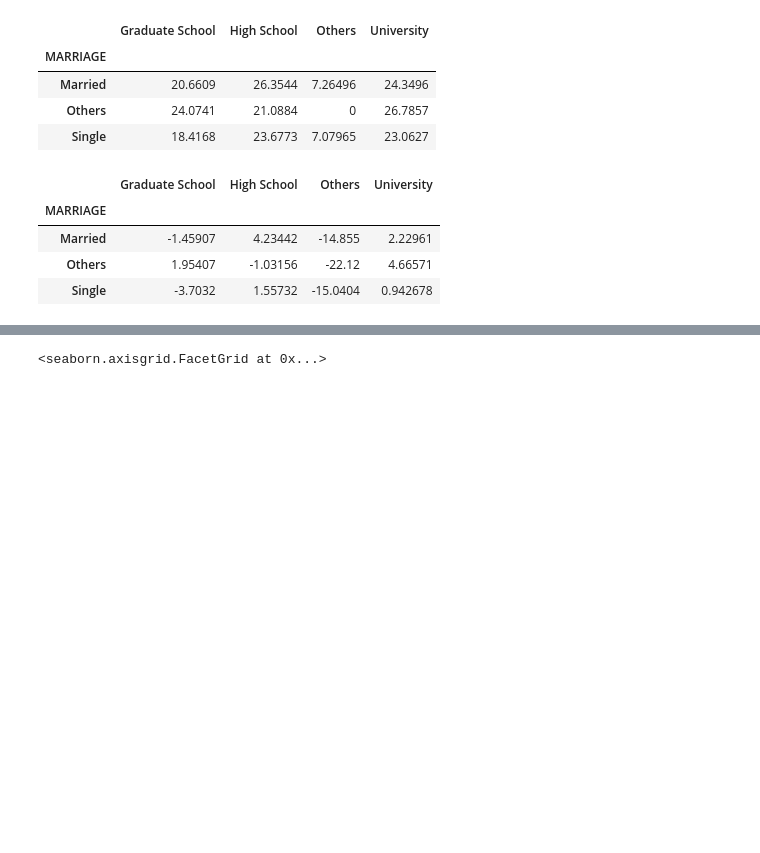
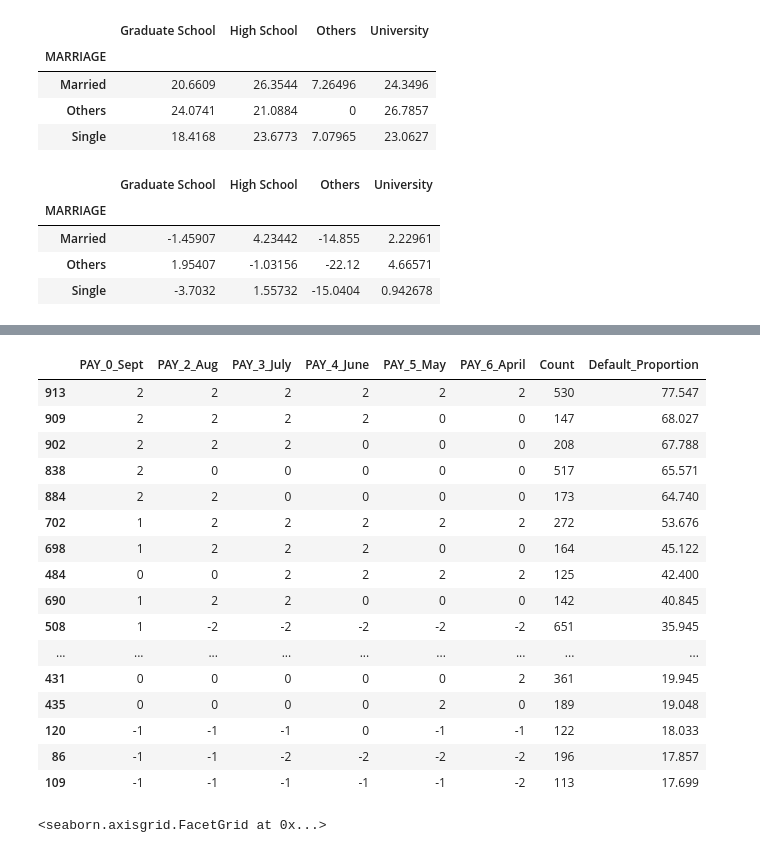
Before and after one commit to rlshuhart/MSDS7331_Project_1, a Jupyter notebook: MSDS7331_Project_1_Notebook.ipynb, the cells around one changed output, grey strips where cells are left out. Cells and saved outputs as stored; diff of their text form; code cells hidden in the pictures; blank space fills up the shorter version.

```diff
--- a/MSDS7331_Project_1_Notebook.ipynb
+++ b/MSDS7331_Project_1_Notebook.ipynb
@@ -718,0 +727,8 @@ sns.lmplot(data=df1, x='PAY_0_Sept', y='Default Odds')
+# %%
+pay_delayed_default = cc_data.groupby(['PAY_0_Sept','PAY_2_Aug', 'PAY_3_July', 'PAY_4_June', 'PAY_5_May', 'PAY_6_April'])
+pay_delayed_default_pattern= (pay_delayed_default['default payment next month']
+                              .size()
+                              .reset_index()
+                              .rename(columns={0:'Count'})
+                              )
+pay_delayed_default_pattern[:25]
@@ -719,3 +753,30 @@ sns.lmplot(data=df1, x='PAY_0_Sept', y='Default Odds')
+# %%
+x_count = age_pay_delayed_default['default payment next month'].count().reset_index()
+x_sum = age_pay_delayed_default['default payment next month'].sum().reset_index()
+prop_default = ((x_sum['default payment next month']/x_count['default payment next month'])*100)
+pay_delayed_default_pattern['Default_Proportion'] = prop_default
+# %%
+# Top 20 payment delay patterns sorted by default frequency
+(pay_delayed_default_pattern[pay_delayed_default_pattern['Count'] >100]
+     .sort_values(by='Default_Proportion', ascending=False)[:20])
+# %% [output]
+|  | PAY_0_Sept | PAY_2_Aug | PAY_3_July | PAY_4_June | PAY_5_May | PAY_6_April | Count | Default_Proportion |
+| 913 | 2 | 2 | 2 | 2 | 2 | 2 | 530 | 77.547 |
+| 909 | 2 | 2 | 2 | 2 | 0 | 0 | 147 | 68.027 |
+| 902 | 2 | 2 | 2 | 0 | 0 | 0 | 208 | 67.788 |
+| 838 | 2 | 0 | 0 | 0 | 0 | 0 | 517 | 65.571 |
+| 884 | 2 | 2 | 0 | 0 | 0 | 0 | 173 | 64.740 |
+| 702 | 1 | 2 | 2 | 2 | 2 | 2 | 272 | 53.676 |
+| 698 | 1 | 2 | 2 | 2 | 0 | 0 | 164 | 45.122 |
+| 484 | 0 | 0 | 2 | 2 | 2 | 2 | 125 | 42.400 |
+| 690 | 1 | 2 | 2 | 0 | 0 | 0 | 142 | 40.845 |
+| 508 | 1 | -2 | -2 | -2 | -2 | -2 | 651 | 35.945 |
+| ... | ... | ... | ... | ... | ... | ... | ... | ... |
+| 431 | 0 | 0 | 0 | 0 | 0 | 2 | 361 | 19.945 |
+| 435 | 0 | 0 | 0 | 0 | 2 | 0 | 189 | 19.048 |
+| 120 | -1 | -1 | -1 | 0 | -1 | -1 | 122 | 18.033 |
+| 86 | -1 | -1 | -2 | -2 | -2 | -2 | 196 | 17.857 |
+| 109 | -1 | -1 | -1 | -1 | -1 | -2 | 113 | 17.699 |
 # %%
 #Logistic line for
 sns.lmplot(data=cc_data, x='PAY_0_Sept', y='default payment next month', x_jitter=.1, y_jitter=.02, col='SEX', logistic=True)
```
Also changed, not shown: parts of 16 cells of this notebook.
